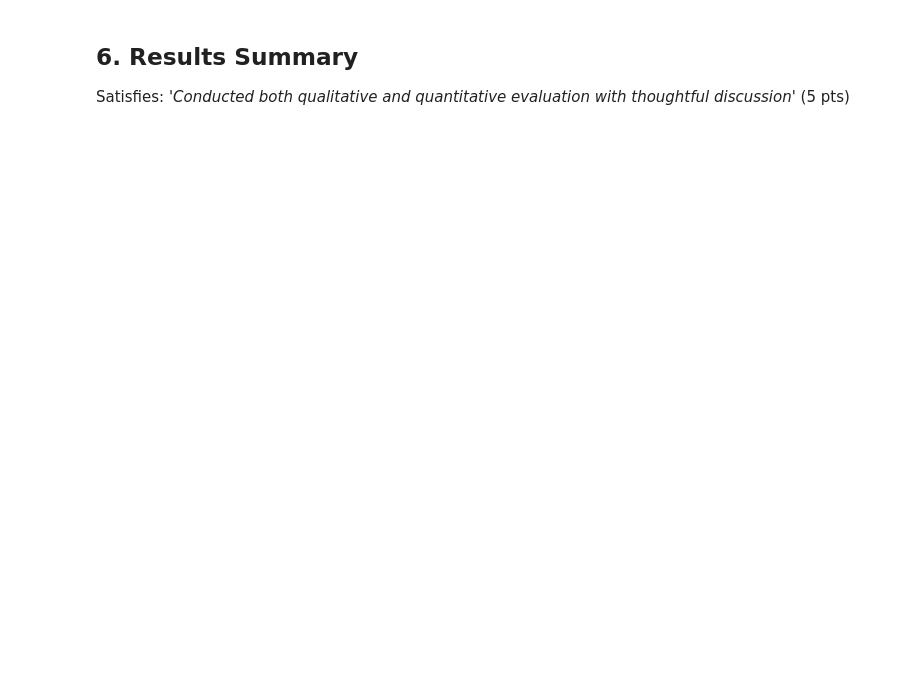
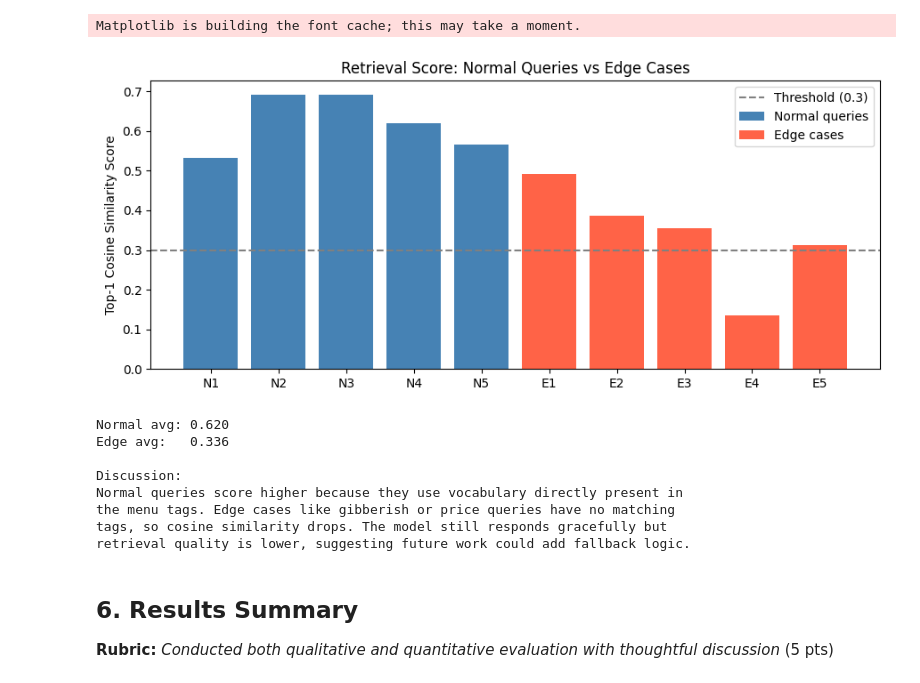
Before and after one commit to kaytom04/cs372_final_project, a Jupyter notebook: notebooks/evaluate.ipynb, the cells around one changed output. Drawn from its saved outputs; the diff is of its cells as text; code cells hidden in the pictures; blank space fills up the shorter version.

```diff
--- a/notebooks/evaluate.ipynb
+++ b/notebooks/evaluate.ipynb
@@ -210,29 +308,53 @@ print(f"Edge avg:   {sum(edge_scores)/len(edge_scores):.3f}")
-# %% [markdown]
-## 6. Results Summary
-Satisfies: *'Conducted both qualitative and quantitative evaluation with thoughtful discussion'* (5 pts)
 # %%
-summary = {
-    "Metric": [
-        "Best prompt variant",
-        "Mean retrieval score (normal queries)",
-        "Mean retrieval score (edge cases)",
-        "Mean tag overlap",
-        "Multi-turn context working",
-        "Total menu items indexed",
-        "Embedding model",
-        "LLM",
-    ],
-    "Result": [
-        "V? — [fill in after running section 2]",
-        "[fill in from section 3]",
-        "[fill in from section 5]",
-        "[fill in from section 3]",
-        "Yes",
-        "394",
-        "all-MiniLM-L6-v2",
-        "Llama 3.3 70B via Groq",
-    ]
-}
+import matplotlib.pyplot as plt
 
-summary_df = pd.DataFrame(summary)
-print(summary_df.to_string(index=False))
+normal_queries = [
+    "I want something spicy",
+    "healthy vegan lunch",
+    "sushi for dinner",
+    "breakfast sandwich",
+    "late night burger",
+]
+
+normal_scores = [retrieve(q, top_k=1)[0]['score'] for q in normal_queries]
+edge_scores   = [retrieve(q, top_k=1)[0]['score'] for q in edge_cases]
+
+fig, ax = plt.subplots(figsize=(9, 4))
+x1 = range(len(normal_queries))
+x2 = range(len(normal_queries), len(normal_queries) + len(edge_cases))
+ax.bar(x1, normal_scores, color='steelblue', label='Normal queries')
+ax.bar(x2, edge_scores,   color='tomato',    label='Edge cases')
+ax.axhline(y=0.3, color='gray', linestyle='--', label='Threshold (0.3)')
+ax.set_xticks(list(x1) + list(x2))
+ax.set_xticklabels(
+    [f'N{i+1}' for i in range(len(normal_queries))] +
+    [f'E{i+1}' for i in range(len(edge_cases))]
+)
+ax.set_ylabel('Top-1 Cosine Similarity Score')
+ax.set_title('Retrieval Score: Normal Queries vs Edge Cases')
+ax.legend()
+plt.tight_layout()
+plt.savefig('data/retrieval_scores.png', dpi=150)
+plt.show()
+print(f"Normal avg: {sum(normal_scores)/len(normal_scores):.3f}")
+print(f"Edge avg:   {sum(edge_scores)/len(edge_scores):.3f}")
+print()
+print('Discussion:')
+print('Normal queries score higher because they use vocabulary directly present in')
+print('the menu tags. Edge cases like gibberish or price queries have no matching')
+print('tags, so cosine similarity drops. The model still responds gracefully but')
+print('retrieval quality is lower, suggesting future work could add fallback logic.')
+# %% [output]
+Matplotlib is building the font cache; this may take a moment.
+[figure, added]
+Normal avg: 0.620
+Edge avg:   0.336
+
+Discussion:
+Normal queries score higher because they use vocabulary directly present in
+the menu tags. Edge cases like gibberish or price queries have no matching
+tags, so cosine similarity drops. The model still responds gracefully but
+retrieval quality is lower, suggesting future work could add fallback logic.
+# %% [markdown]
+## 6. Results Summary
+**Rubric:** *Conducted both qualitative and quantitative evaluation with thoughtful discussion* (5 pts)
```
Also changed, not shown: parts of 18 cells of this notebook, 4 other files.
